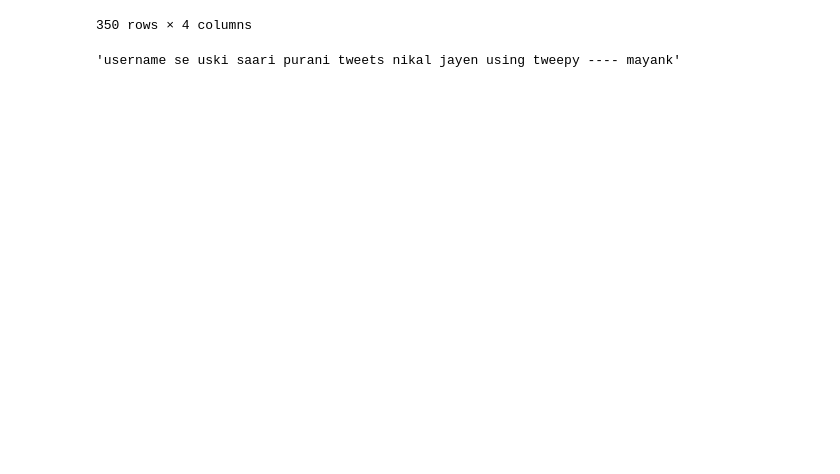
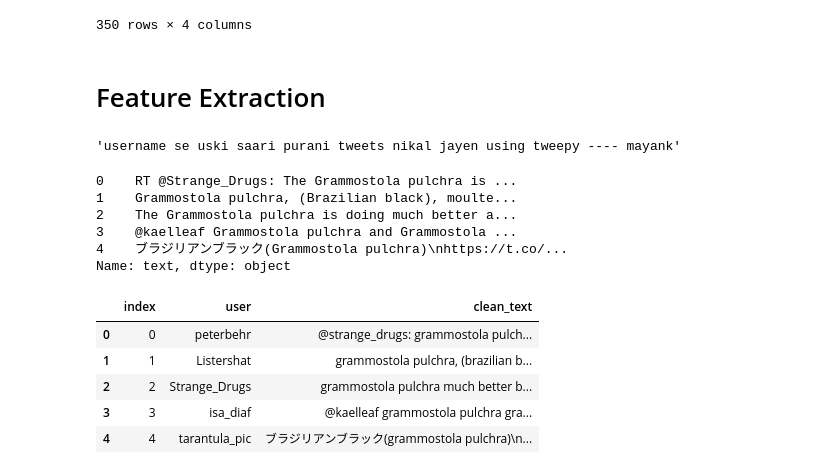
Before and after one commit to InnovativeCoder/Z_hack2k17, a Jupyter notebook: Data_collecion_and Preprocessing/model.ipynb, the cells around one changed output. Cells and saved outputs as stored; diff of their text form; code cells hidden in the pictures; blank space fills up the shorter version.

Commit message:
Featire extraction added

```diff
--- a/Data_collecion_and Preprocessing/model.ipynb
+++ b/Data_collecion_and Preprocessing/model.ipynb
@@ -174,4 +169,6 @@ final
 | 348 | 12 | Edible Dehydrated Zebra Tarantula... | WendyKing78 | edible dehydrated zebra tarantula... |
 | 349 | 13 | Edible Dehydrated Zebra Tarantula... | SilverSunStream | edible dehydrated zebra tarantula... |
 350 rows × 4 columns
+# %% [markdown]
+# Feature Extraction
 # %%
@@ -182,0 +182,9 @@ final
+# %%
+old_text.head()
+# %% [output]
+0    RT @Strange_Drugs: The Grammostola pulchra is ...
+1    Grammostola pulchra, (Brazilian black), moulte...
+2    The Grammostola pulchra is doing much better a...
+3    @kaelleaf Grammostola pulchra and Grammostola ...
+4    ブラジリアンブラック(Grammostola pulchra)\nhttps://t.co/...
+Name: text, dtype: object
@@ -182,0 +193,9 @@ final
+# %%
+final.head()
+# %% [output]
+|  | index | user | clean_text |
+| 0 | 0 | peterbehr | @strange_drugs: grammostola pulch... |
+| 1 | 1 | Listershat | grammostola pulchra, (brazilian b... |
+| 2 | 2 | Strange_Drugs | grammostola pulchra much better b... |
+| 3 | 3 | isa_diaf | @kaelleaf grammostola pulchra gra... |
+| 4 | 4 | tarantula_pic | ブラジリアンブラック(grammostola pulchra)\n... |
```
Also changed, not shown: parts of 11 cells of this notebook, 1 other file.
